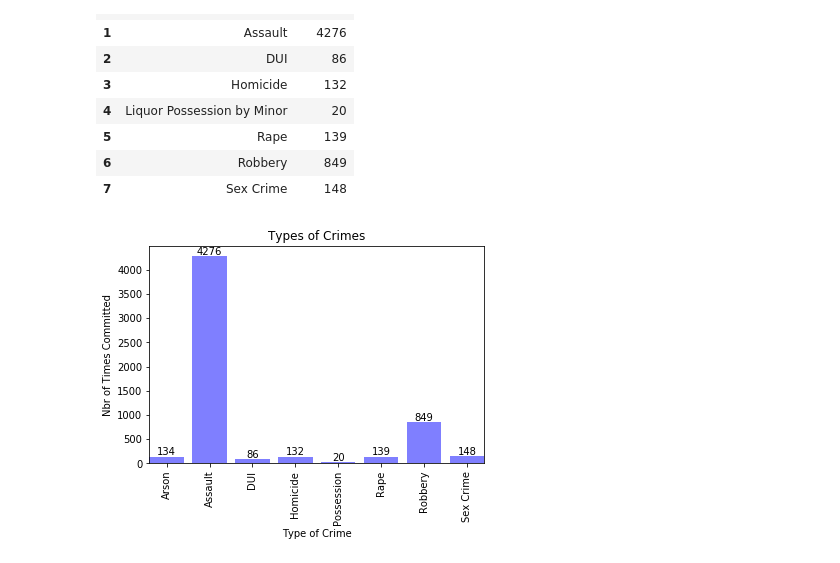
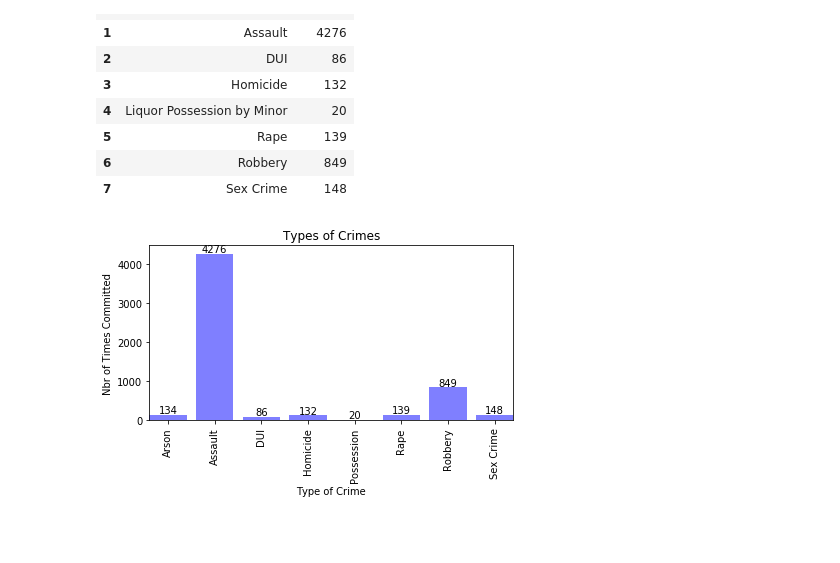
Before and after one commit to lonnykramer/project_one, a Jupyter notebook: liquor_store_project-Copy1.ipynb, the cells around one changed output. Cells and saved outputs as stored; diff of their text form; code cells hidden in the pictures; blank space fills up the shorter version.

```diff
--- a/liquor_store_project-Copy1.ipynb
+++ b/liquor_store_project-Copy1.ipynb
@@ -1051,31 +1053,32 @@ crime_types = "Arson","Assault","DUI","Homicide","Possession","Rape","Robbery","
 x_axis = crime_types
 y_axis = crime_summary_df['counts']
 
 
 plt.title("Types of Crimes")
 x_label = "Type of Crime"
 y_label = "Nbr of Times Committed"
 plt.xlabel(x_label)
 plt.ylabel(y_label)
 
 #plt.figure(figsize=(20,10))
 plt.bar(crime_types, y_axis, color='b', alpha=0.5, align="center")
 plt.xticks(rotation=90)
 plt.autoscale(enable=True, axis='x', tight=True)
 
 ###
 
 #plt.text() , you need to give (x,y) location , where you want to put the numbers,
 #So here index will give you x pos and data+1 will provide a little gap in y axis.
 for index,data in enumerate(y_axis):
     plt.text(x=index , y =data+40 , s=f"{data}" , horizontalalignment='center', fontdict=dict(fontsize=10))
 
+plt.tight_layout()
 ###
 
 # Save Figure
 plt.savefig("Crime_Types_Plot")
 
 # Show plot - example
 plt.show()
 # %% [output]
-[figure, old version]
+[figure, new version]
```
Also changed, not shown: parts of 3 cells of this notebook.
